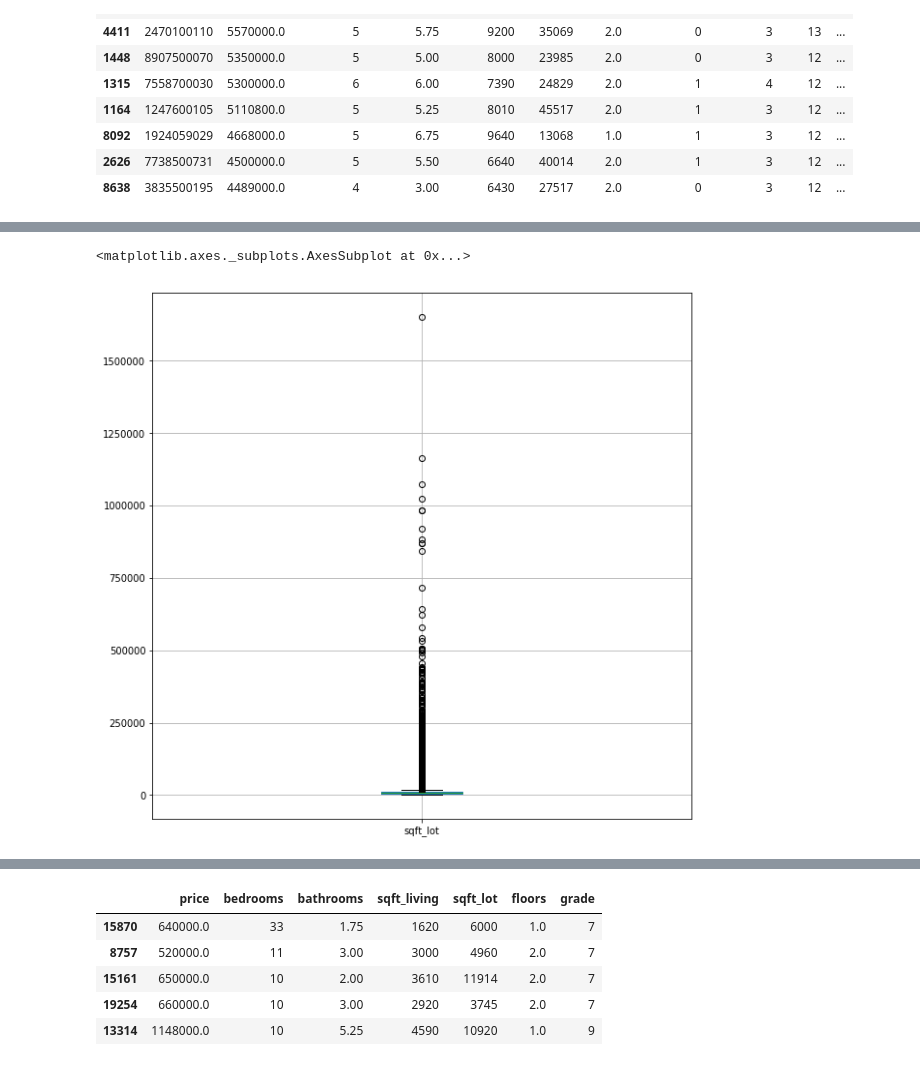
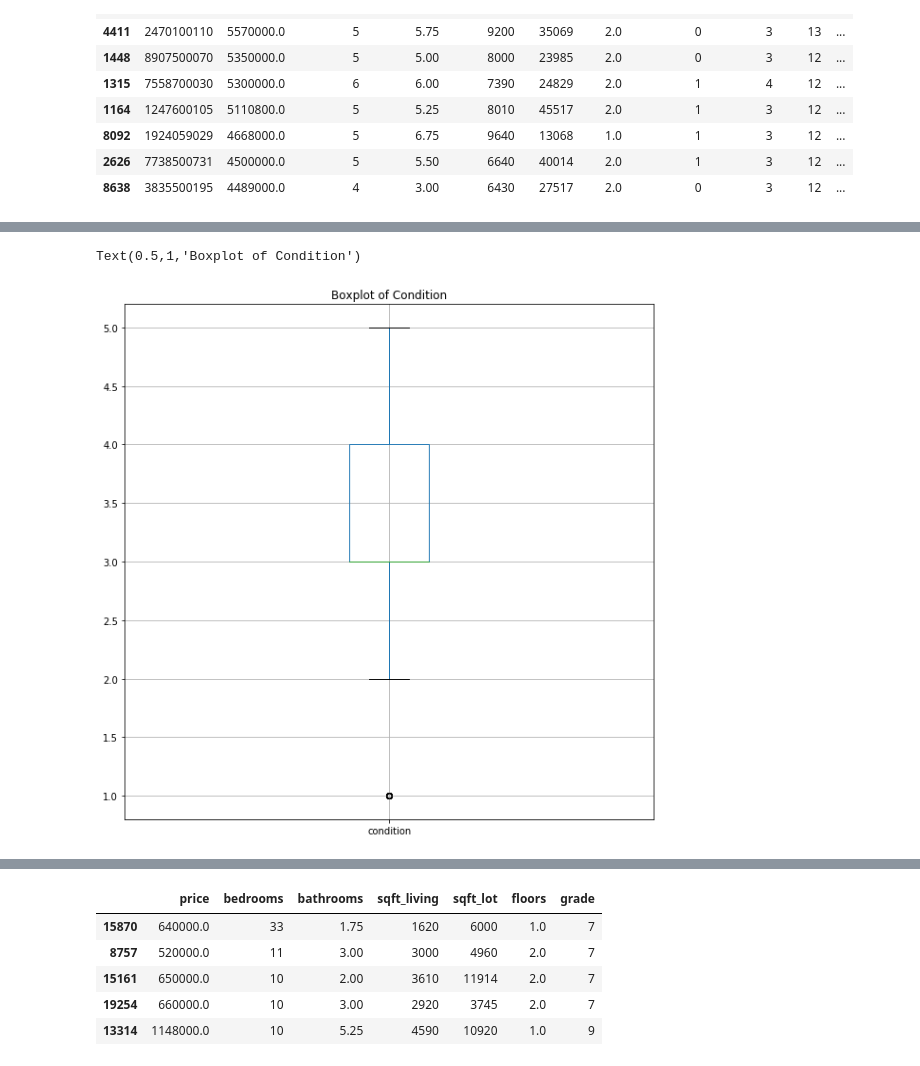
Before and after one commit to sherpalakpa1/PredictHousePrice, a Jupyter notebook: PredictHousePrice.ipynb, the cells around one changed output, grey strips where cells are left out. Saved outputs shown, nothing was run; the diff lists cells and outputs as text; code cells hidden in the pictures.

```diff
--- a/PredictHousePrice.ipynb
+++ b/PredictHousePrice.ipynb
@@ -127,6 +149,7 @@ df.boxplot('sqft_living', figsize= (10,10))
 # %%
-df.boxplot('sqft_lot', figsize= (10,10))
+df.boxplot('condition', figsize= (10,10))
+plt.title('Boxplot of Condition')
 # %% [output]
-<matplotlib.axes._subplots.AxesSubplot at 0x...>
+Text(0.5,1,'Boxplot of Condition')
-[figure, old version]
+[figure, new version]
 # %%
```
Also changed, not shown: parts of 33 cells of this notebook, 46 other files.
